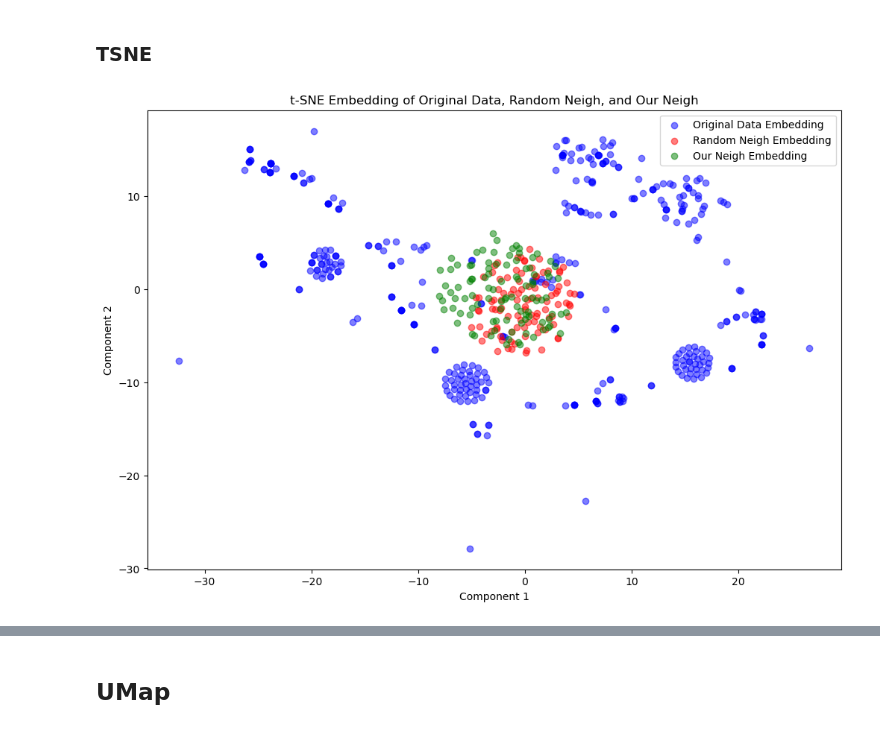
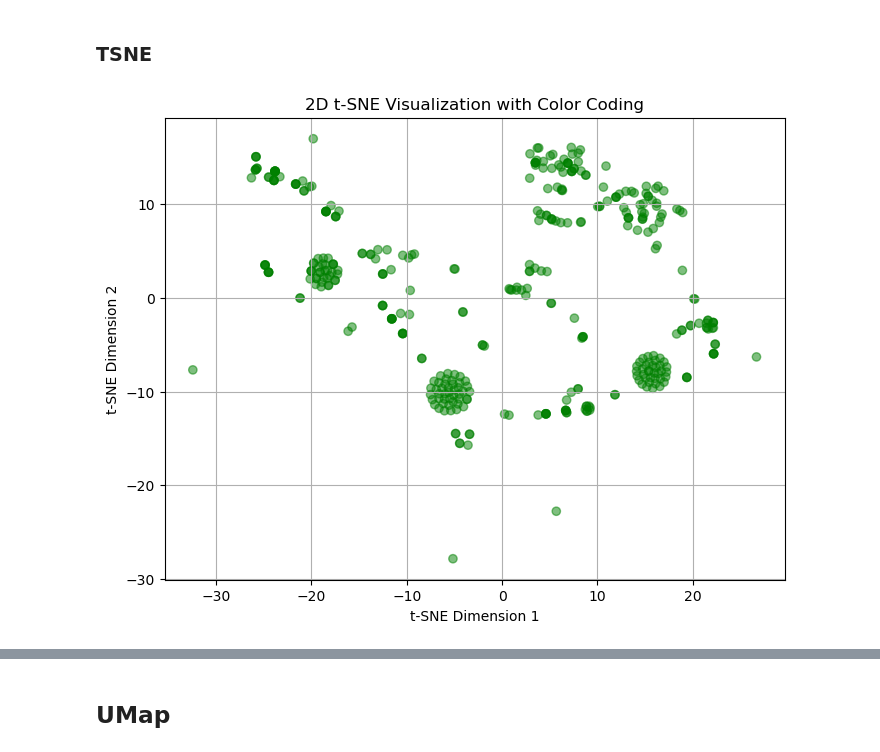
Before and after one commit to Elecapp/xai-visualization_rules_fi, a Jupyter notebook: notebooks/bonn_project/Distance_TSNE-UMap.ipynb, the cells around one changed output, grey strips where cells are left out. Saved outputs shown, nothing was run; the diff lists cells and outputs as text; code cells hidden in the pictures.

Commit message:
added tsne

```diff
--- a/notebooks/bonn_project/Distance_TSNE-UMap.ipynb
+++ b/notebooks/bonn_project/Distance_TSNE-UMap.ipynb
@@ -276,15 +268,27 @@ X_embedded_3 = tsne.fit_transform(ourgen_np)
-# %%
-plt.figure(figsize=(12, 8))
-
-# Plot each array's embedding with different colors
-plt.scatter(X_embedded_1[:, 0], X_embedded_1[:, 1], c='blue', label='Original Data Embedding', alpha=0.5)
-plt.scatter(X_embedded_2[:, 0], X_embedded_2[:, 1], c='red', label='Random Neigh Embedding', alpha=0.5)
-plt.scatter(X_embedded_3[:, 0], X_embedded_3[:, 1], c='green', label='Our Neigh Embedding', alpha=0.5)
-
-plt.title('t-SNE Embedding of Original Data, Random Neigh, and Our Neigh')
-plt.xlabel('Component 1')
-plt.ylabel('Component 2')
-plt.legend()
-plt.show()
-# %% [output]
-[figure, removed]
+# %%
+combined_data = np.vstack((data_np, enc_random_np, ourgen_np))
+
+# Initialize t-SNE object with desired parameters
+tsne = TSNE(n_components=2, perplexity=30, n_iter=1000, random_state=42)
+
+# Fit t-SNE on the first array (data_np) and transform combined data
+embedded_data = tsne.fit_transform(data_np)
+
+# Define colors for each array
+color_data = ['green'] * len(data_np)
+color_random = ['red'] * len(enc_random_np)
+color_ourgen = ['blue'] * len(ourgen_np)
+
+# Concatenate color lists
+colors = color_data + color_random + color_ourgen
+
+# Plot 2D t-SNE visualization with color coding
+plt.figure(figsize=(8, 6))
+plt.scatter(embedded_data[:, 0], embedded_data[:, 1], c=colors[:len(embedded_data)], alpha=0.5)
+plt.xlabel('t-SNE Dimension 1')
+plt.ylabel('t-SNE Dimension 2')
+plt.title('2D t-SNE Visualization with Color Coding')
+plt.grid(True)
+plt.show()
+# %% [output]
+[figure, added]
```
Also changed, not shown: parts of 15 cells of this notebook.
